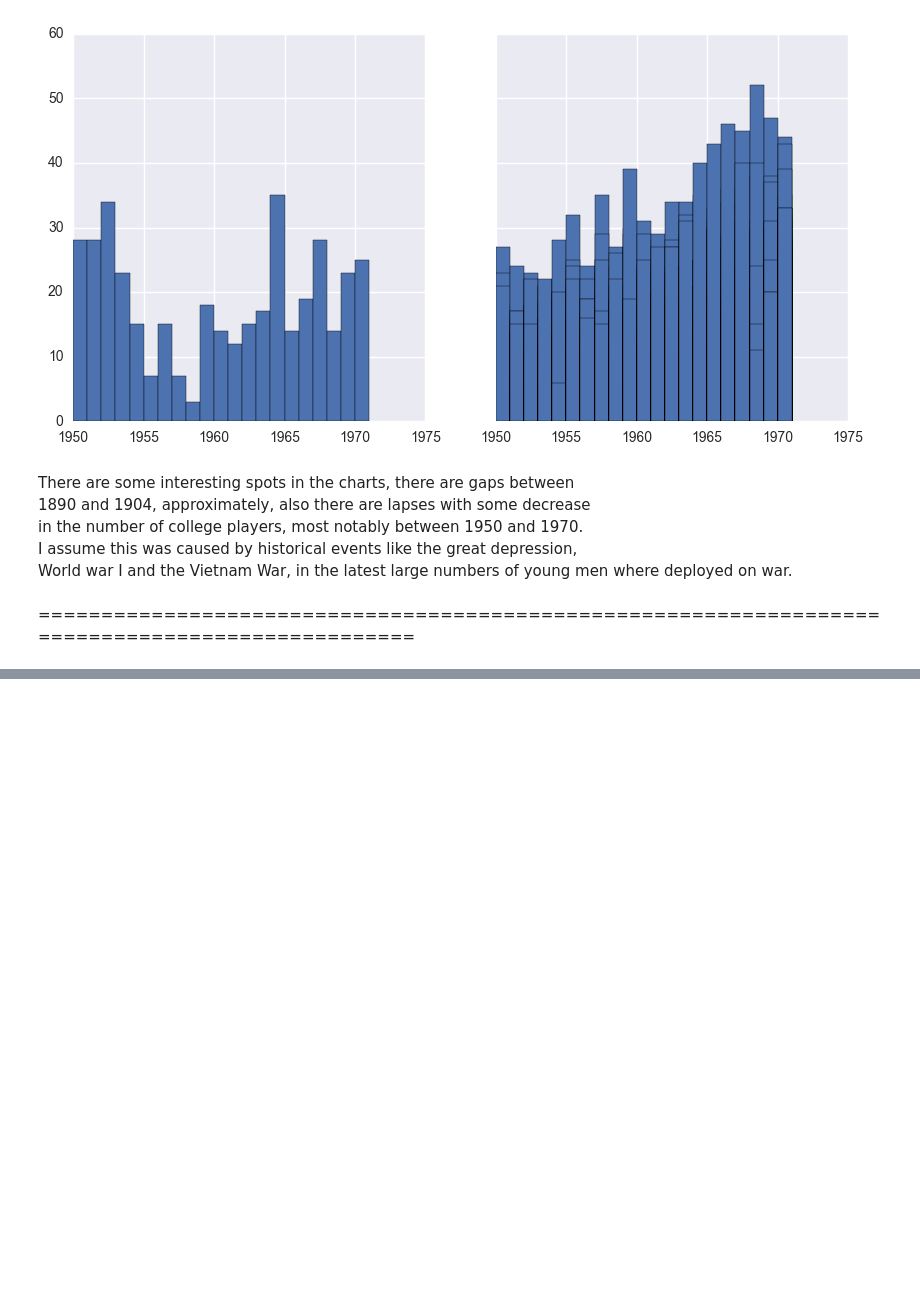
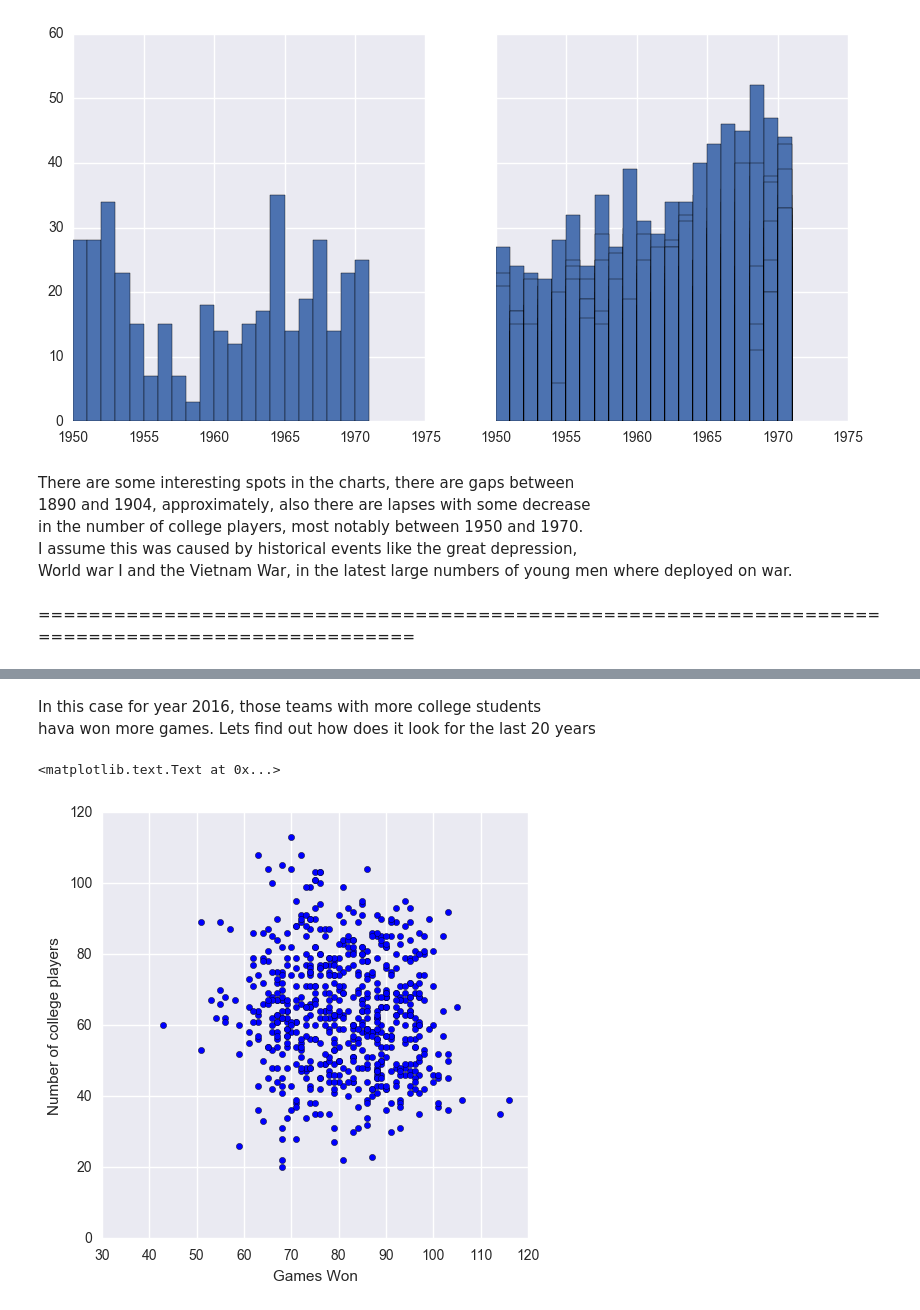
Before and after one commit to ulitosCoder/DataAnalysis, a Jupyter notebook: project_investigate_a_dataset/Baseball Data Analysis.ipynb, the cells around one changed output, grey strips where cells are left out. Cells and saved outputs as stored; diff of their text form; code cells hidden in the pictures; blank space fills up the shorter version.

```diff
--- a/project_investigate_a_dataset/Baseball Data Analysis.ipynb
+++ b/project_investigate_a_dataset/Baseball Data Analysis.ipynb
@@ -305,0 +332,19 @@ correlation between the number of college players in each team and the number of
+# %% [markdown]
+In this case for year 2016, those teams with more college students <br>
+hava won more games.
+Lets find out how does it look for the last 20 years
+# %%
+
+teams_clgplr20yrs = teams_clgplr[teams_clgplr['yearID']>=(2016-20)]
+
+x = teams_clgplr20yrs.W.values
+y = teams_clgplr20yrs.college_player_count.values
+
+fig, axScatter = plt.subplots(figsize=(5.5, 5.5))
+
+axScatter.scatter(x,y,label='a label')
+axScatter.set_xlabel('Games Won')
+axScatter.set_ylabel('Number of college players')
+# %% [output]
+<matplotlib.text.Text at 0x...>
+[figure, added]
```
Also changed, not shown: parts of 5 cells of this notebook.
